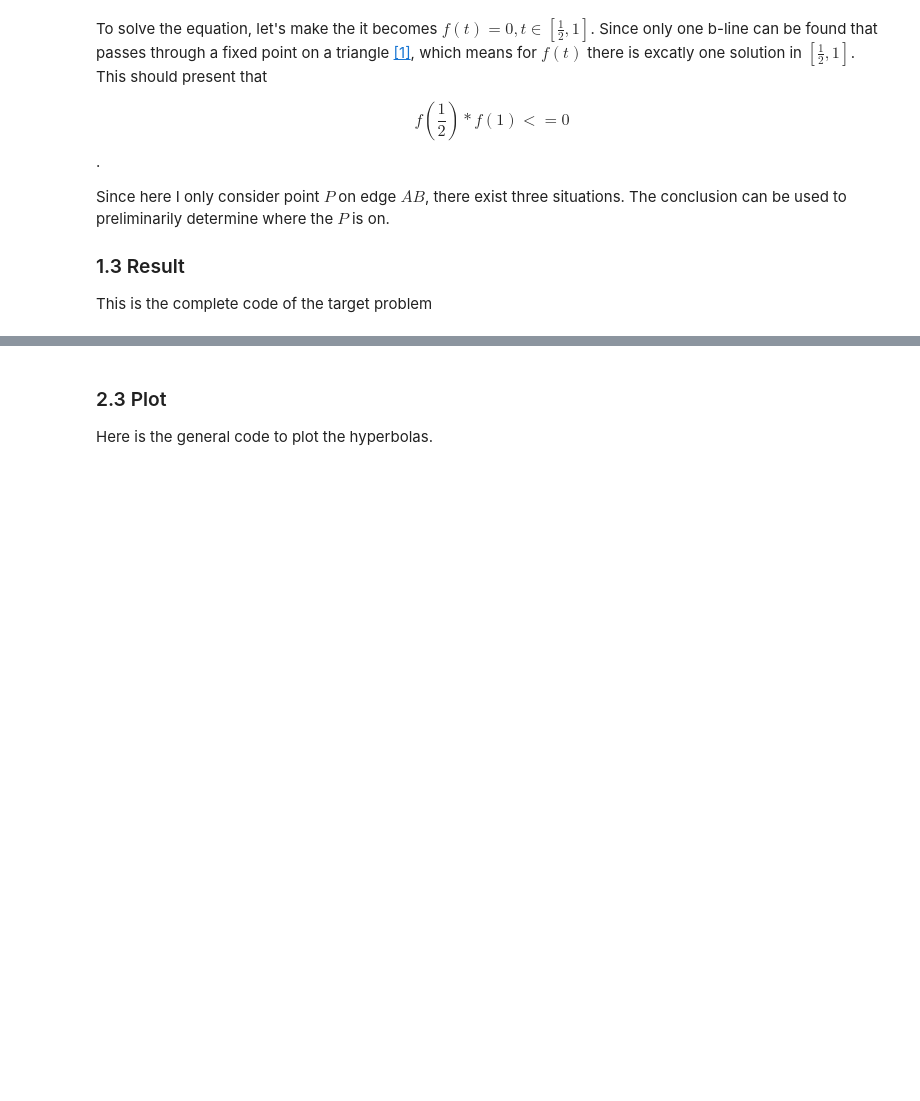
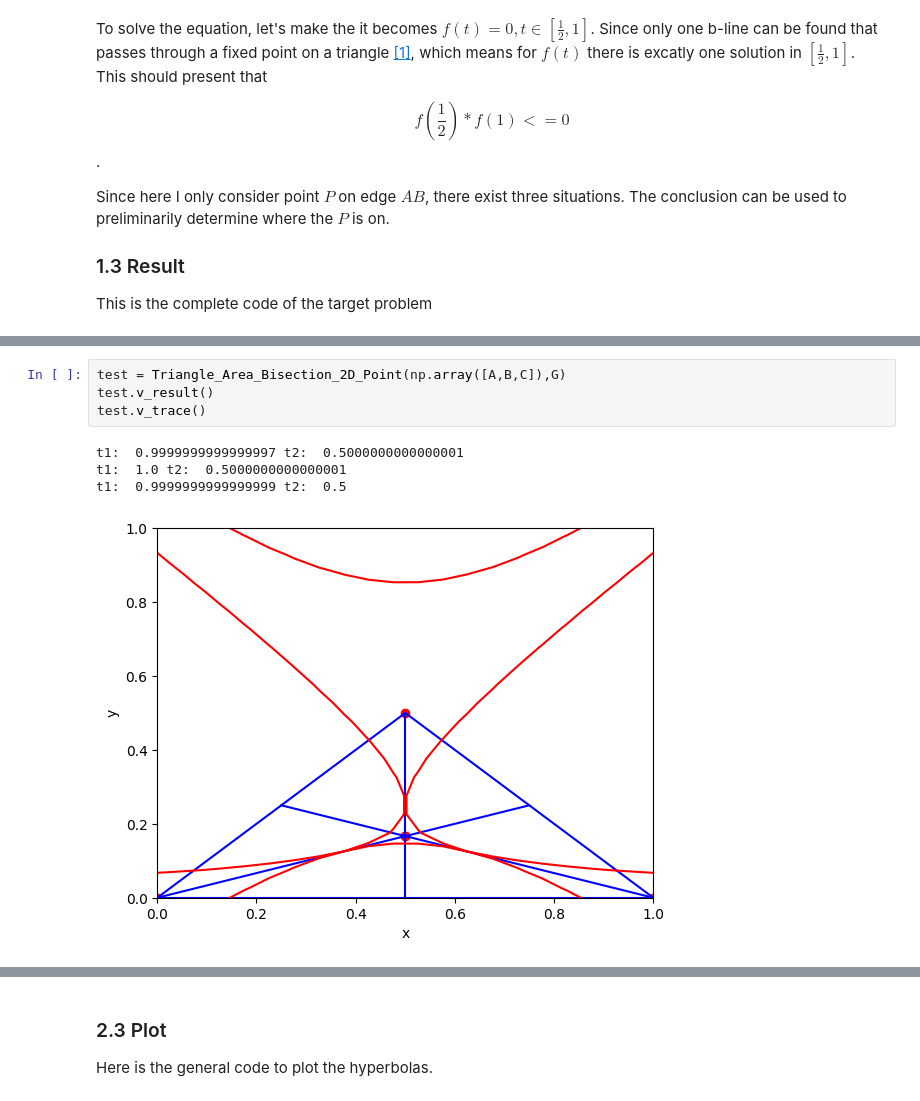
Before and after one commit to scyyc1/ED_Dissertation, a Jupyter notebook: Week 2/Week 2.ipynb, the cells around one changed output, grey strips where cells are left out. Cells and saved outputs as stored; diff of their text form; blank space fills up the shorter version.

```diff
--- a/Week 2/Week 2.ipynb
+++ b/Week 2/Week 2.ipynb
@@ -286,2 +323,11 @@ class Triangle_Area_Bisection_2D_Point:
+# %%
+test = Triangle_Area_Bisection_2D_Point(np.array([A,B,C]),G)
+test.v_result()
+test.v_trace()
+# %% [output]
+t1:  0.9999999999999997 t2:  0.5000000000000001
+t1:  1.0 t2:  0.5000000000000001
+t1:  0.9999999999999999 t2:  0.5
+[figure, added]
 # %%
 # R = G+np.array([5, 8])
```
Also changed, not shown: parts of 17 cells of this notebook, 1 other file.
